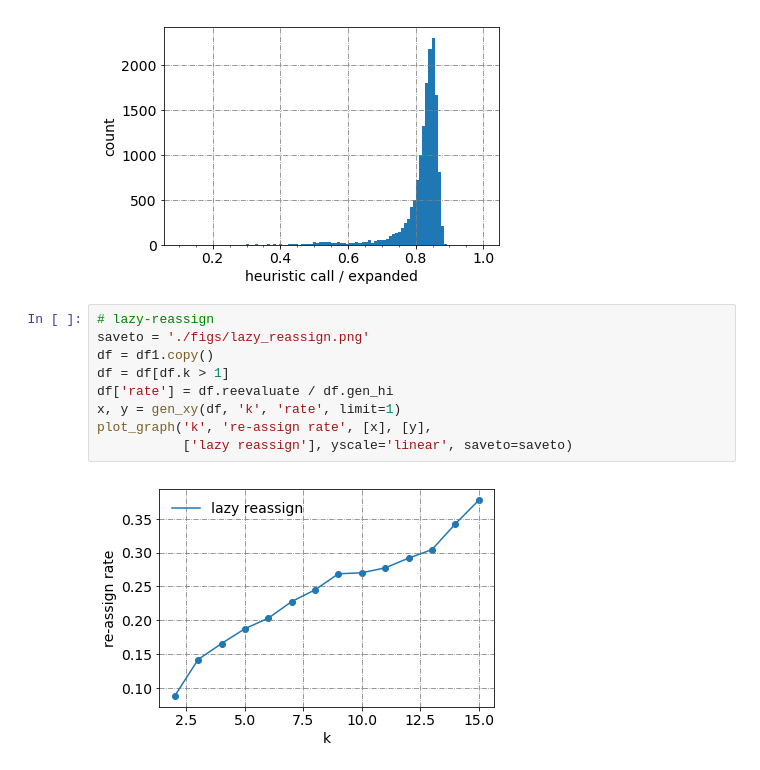
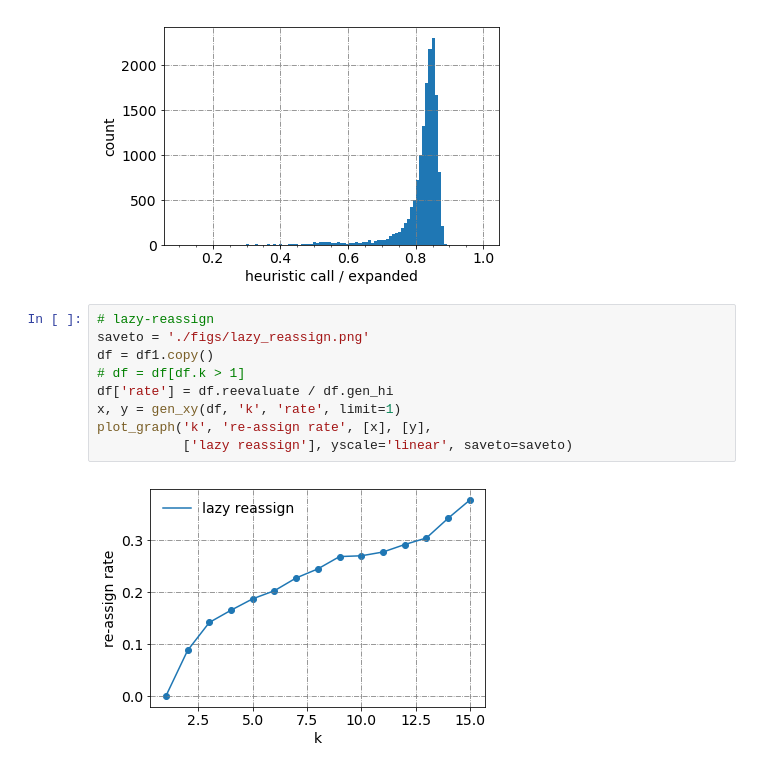
Before and after one commit to eggeek/Nav-Mesh-OkNN, a Jupyter notebook: analysis/Analysis.ipynb, the cells around one changed output. Drawn from its saved outputs; the diff is of its cells as text.

```diff
--- a/analysis/Analysis.ipynb
+++ b/analysis/Analysis.ipynb
@@ -468,11 +481,11 @@ fig.savefig('./figs/lazy_compute.png', bbox_inches='tight')
 # %%
 # lazy-reassign
 saveto = './figs/lazy_reassign.png'
 df = df1.copy()
-df = df[df.k > 1]
+# df = df[df.k > 1]
 df['rate'] = df.reevaluate / df.gen_hi
 x, y = gen_xy(df, 'k', 'rate', limit=1)
 plot_graph('k', 're-assign rate', [x], [y],
            ['lazy reassign'], yscale='linear', saveto=saveto)
 # %% [output]
-[figure, old version]
+[figure, new version]
```
Also changed, not shown: parts of 3 cells of this notebook.
